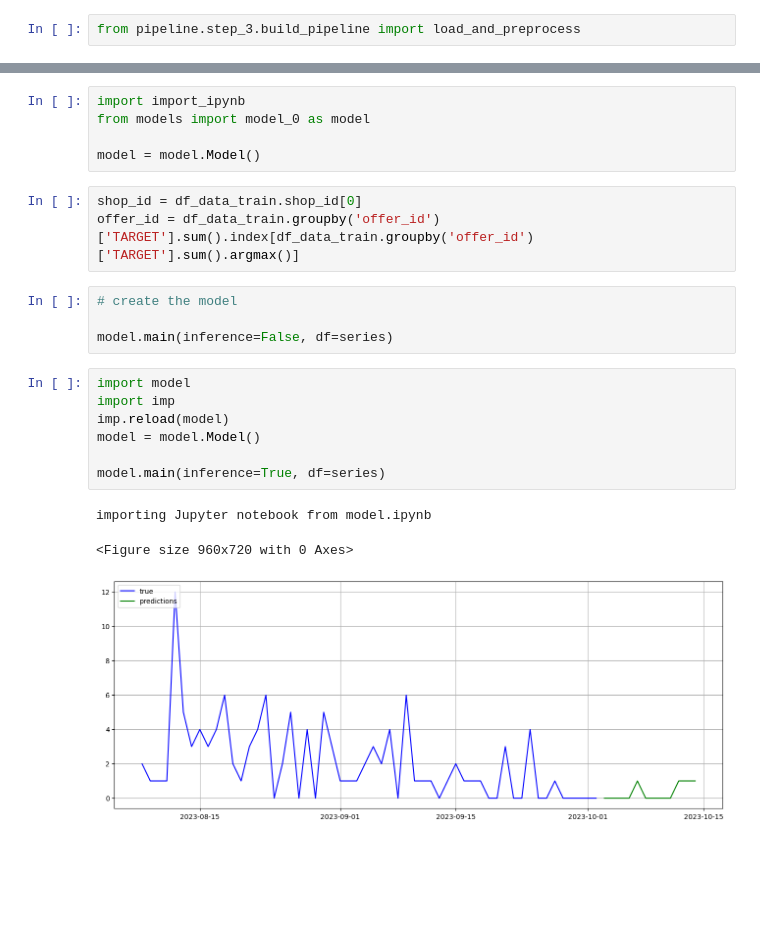
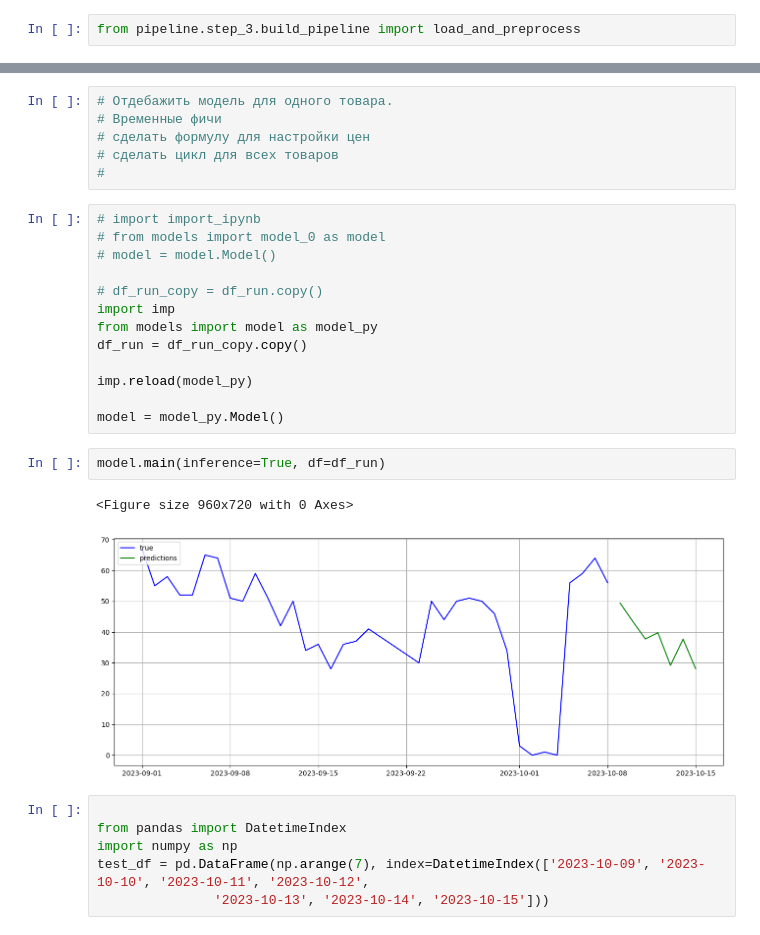
Before and after one commit to daniliambo/suppi-ml, a Jupyter notebook: app/step_4.ipynb, the cells around one changed output, grey strips where cells are left out. Saved outputs shown, nothing was run; the diff lists cells and outputs as text; blank space fills up the shorter version.

Commit message:
start major changes model

```diff
--- a/app/step_4.ipynb
+++ b/app/step_4.ipynb
@@ -82,23 +94,30 @@ df_data_train, df_data_test = load_and_preprocess(df)
+# %%
+# Отдебажить модель для одного товара.
+# Временные фичи
+# сделать формулу для настройки цен
+# сделать цикл для всех товаров
+#
 # %%
-import import_ipynb
-from models import model_0 as model
+# import import_ipynb
+# from models import model_0 as model
+# model = model.Model()
 
-model = model.Model()
+# df_run_copy = df_run.copy()
+import imp
+from models import model as model_py
+df_run = df_run_copy.copy()
+
+imp.reload(model_py)
+
+model = model_py.Model()
-# %%
-shop_id = df_data_train.shop_id[0]
-offer_id = df_data_train.groupby('offer_id')['TARGET'].sum().index[df_data_train.groupby('offer_id')['TARGET'].sum().argmax()]
-# %%
-# create the model
-
-model.main(inference=False, df=series)
-# %%
-import model
-import imp
-imp.reload(model)
-model = model.Model()
-
-model.main(inference=True, df=series)
-# %% [output]
-importing Jupyter notebook from model.ipynb
-<Figure size 960x720 with 0 Axes>
-[figure, removed]
+# %%
+model.main(inference=True, df=df_run)
+# %% [output]
+<Figure size 960x720 with 0 Axes>
+[figure, added]
+# %%
+
+from pandas import DatetimeIndex
+import numpy as np
+test_df = pd.DataFrame(np.arange(7), index=DatetimeIndex(['2023-10-09', '2023-10-10', '2023-10-11', '2023-10-12',
+               '2023-10-13', '2023-10-14', '2023-10-15']))
```
Also changed, not shown: parts of 8 cells of this notebook, 3 other files.
